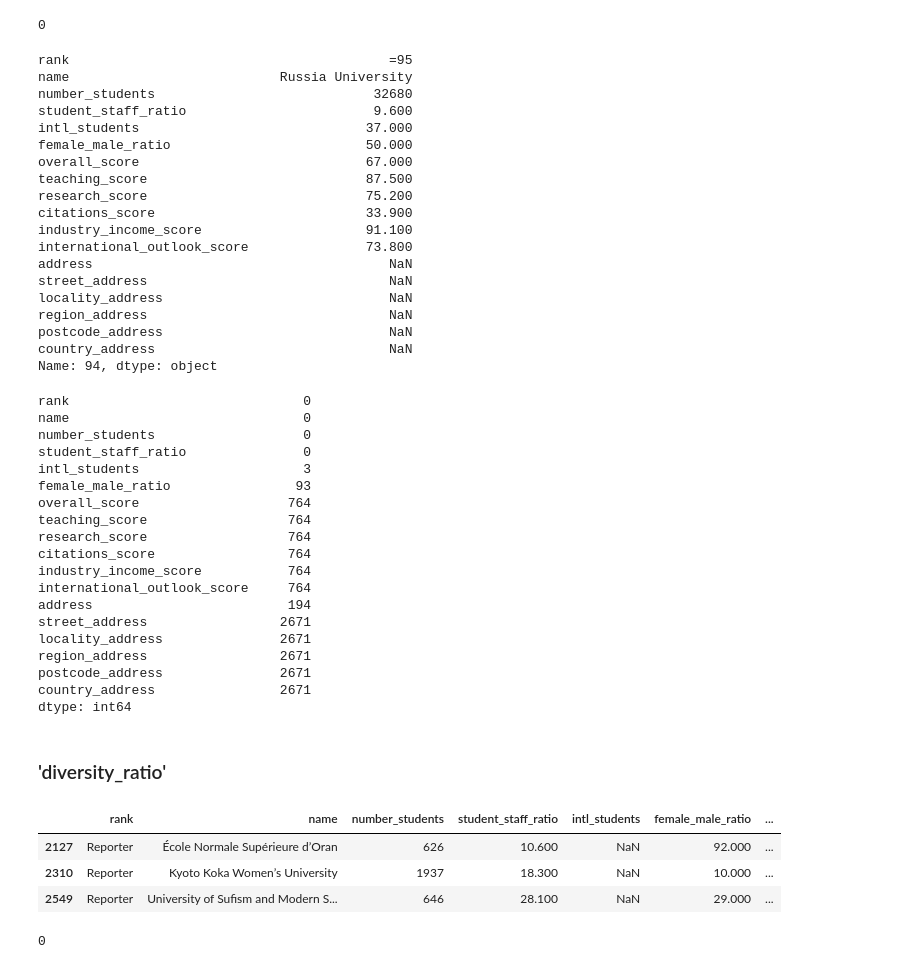
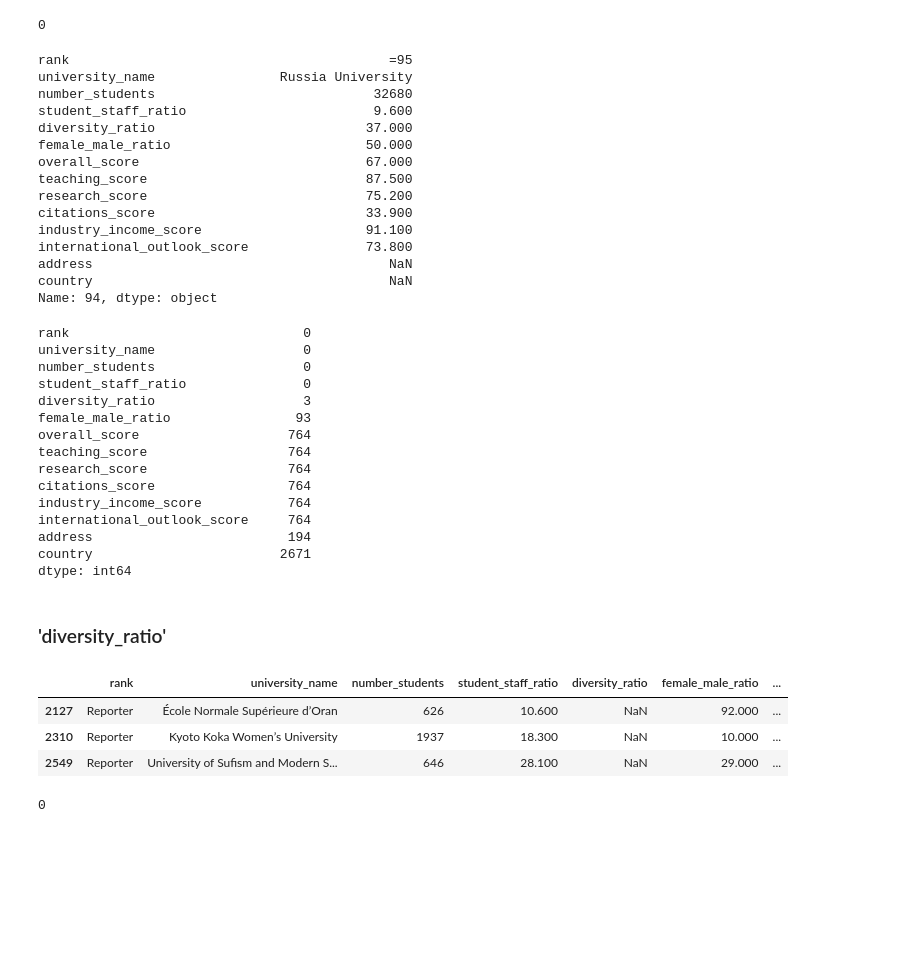
Before and after one commit to MEnesAkpinar/World-University-Ranking-Project, a Jupyter notebook: EDA_world_university_ranking_jupyter.ipynb, the cells around one changed output. Saved outputs shown, nothing was run; the diff lists cells and outputs as text; code cells hidden in the pictures; blank space fills up the shorter version.

```diff
--- a/EDA_world_university_ranking_jupyter.ipynb
+++ b/EDA_world_university_ranking_jupyter.ipynb
@@ -206,7 +236,7 @@ There are a lot NaN lines in "name" column and I was figuring out what was the r
 # %% [markdown]
 I need to change all NaN lines with as "Russia University" in terms of "name" column, and I will evalaute once again in next process.
 # %%
-df.name = df.name.replace('','Russia University')
+df.university_name = df.university_name.replace('','Russia University')
 # %%
-df.name = df.name.fillna("Russia University")
+df.university_name = df.university_name.fillna("Russia University")
 # %%
@@ -217,10 +247,10 @@ df["name"].isnull().sum()
 df.iloc[94]
 # %% [output]
 rank                                         =95
-name                           Russia University
+university_name                Russia University
 number_students                            32680
 student_staff_ratio                        9.600
-intl_students                             37.000
+diversity_ratio                           37.000
 female_male_ratio                         50.000
 overall_score                             67.000
 teaching_score                            87.500
@@ -229,20 +259,16 @@ citations_score                           33.900
 industry_income_score                     91.100
 international_outlook_score               73.800
 address                                      NaN
-street_address                               NaN
-locality_address                             NaN
-region_address                               NaN
-postcode_address                             NaN
-country_address                              NaN
+country                                      NaN
 Name: 94, dtype: object
 # %%
 df.isna().sum()
 # %% [output]
 rank                              0
-name                              0
+university_name                   0
 number_students                   0
 student_staff_ratio               0
-intl_students                     3
+diversity_ratio                   3
 female_male_ratio                93
 overall_score                   764
 teaching_score                  764
@@ -251,18 +277,14 @@ citations_score                 764
 industry_income_score           764
 international_outlook_score     764
 address                         194
-street_address                 2671
-locality_address               2671
-region_address                 2671
-postcode_address               2671
-country_address                2671
+country                        2671
 dtype: int64
 # %% [markdown]
 ### 'diversity_ratio'
 # %%
-df[df['intl_students'].isnull()]
+df[df['diversity_ratio'].isnull()]
 # %% [output]
-|  | rank | name | number_students | student_staff_ratio | intl_students | female_male_ratio | ... |
+|  | rank | university_name | number_students | student_staff_ratio | diversity_ratio | female_male_ratio | ... |
 | 2127 | Reporter | École Normale Supérieure d’Oran | 626 | 10.600 | NaN | 92.000 | ... |
 | 2310 | Reporter | Kyoto Koka Women’s University | 1937 | 18.300 | NaN | 10.000 | ... |
 | 2549 | Reporter | University of Sufism and Modern S... | 646 | 28.100 | NaN | 29.000 | ... |
```
Also changed, not shown: parts of 51 cells of this notebook, 1 other file.
